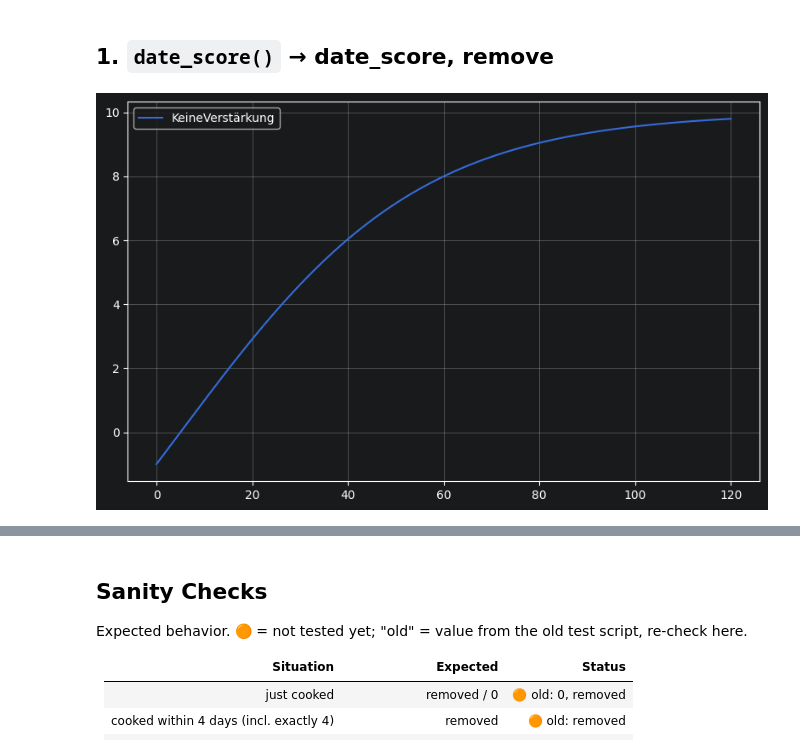
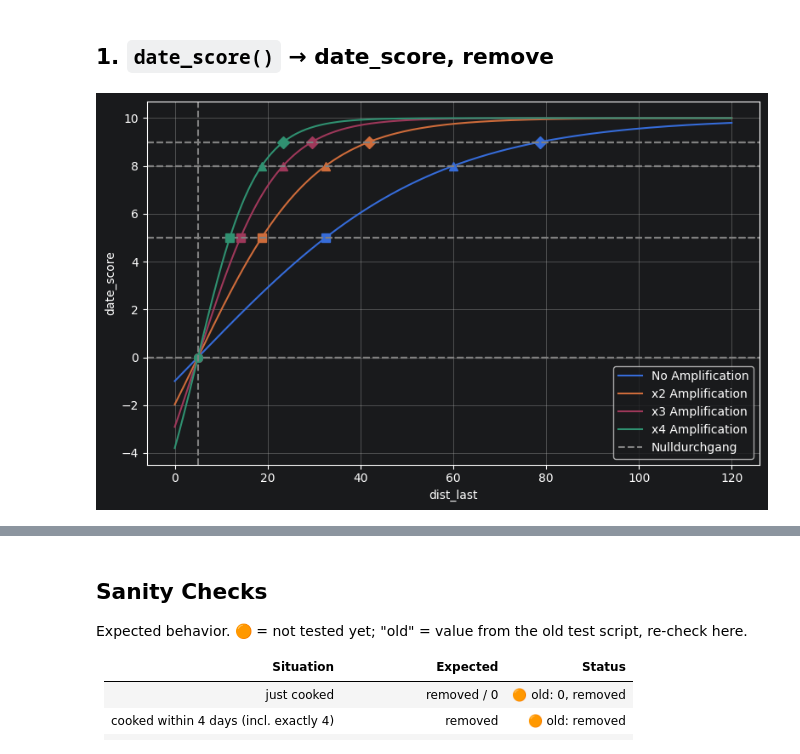
Before and after one commit to FunPhantasie/SmartFood, a Jupyter notebook: docs/Testing/date_score.ipynb, the cells around one changed output, grey strips where cells are left out. Drawn from its saved outputs; the diff is of its cells as text; code cells hidden in the pictures.

```diff
--- a/docs/Testing/date_score.ipynb
+++ b/docs/Testing/date_score.ipynb
@@ -34,13 +17,24 @@ MAX_SCORE = 10
 # %%
 dist_last = np.linspace(0, 120, 500)
-date_score=get_date_score(dist_last,amplification=1)
+amplification={1: "No Amplification", 2: "x2 Amplification", 3: "x3 Amplification", 4: "x4 Amplification"}
+LEVELS = {0: "o", 0.5: "s", 0.8: "^", 0.9: "D"}   # Anteil vom Maximum : Marker
+
 fig, ax = plt.subplots(figsize=(8, 5))
-ax.plot(dist_last,date_score,label="KeineVerstärkung")
-
+for amp,label in amplification.items():
+    line, = ax.plot(dist_last, date_score_curve(amp, dist_last), label=label, )
+    c = amp / tau
+    for p, m in LEVELS.items():
+            ax.axhline(p*MAX_SCORE,color="gray",ls="--")
+            x = zero_crossing + np.arctanh(p) / c
+            if x <= dist_last.max():
+                ax.plot(x, p * MAX_SCORE, m, color=line.get_color(), ms=7)
+ax.axvline(zero_crossing,color="gray",ls="--",label="Nulldurchgang")
+ax.set_xlabel("dist_last")
+ax.set_ylabel("date_score")
 plt.tight_layout()
 ax.legend()
 ax.grid()
 plt.show()
 # %% [output]
-[figure, old version]
+[figure, new version]
 # %%
```
Also changed, not shown: parts of 8 cells of this notebook.
